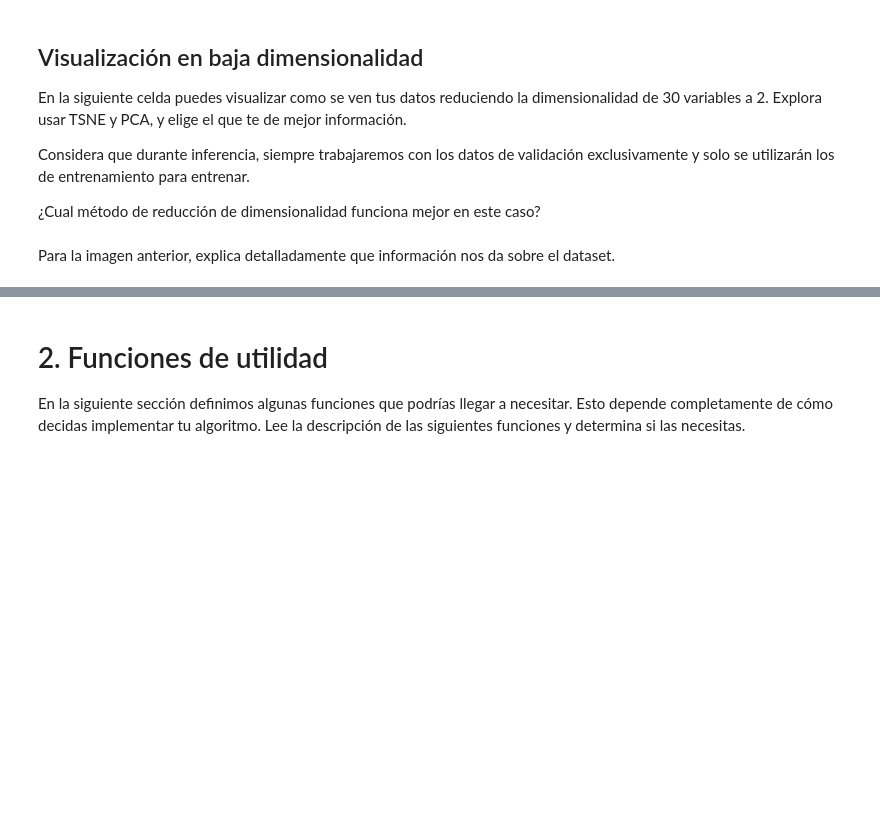
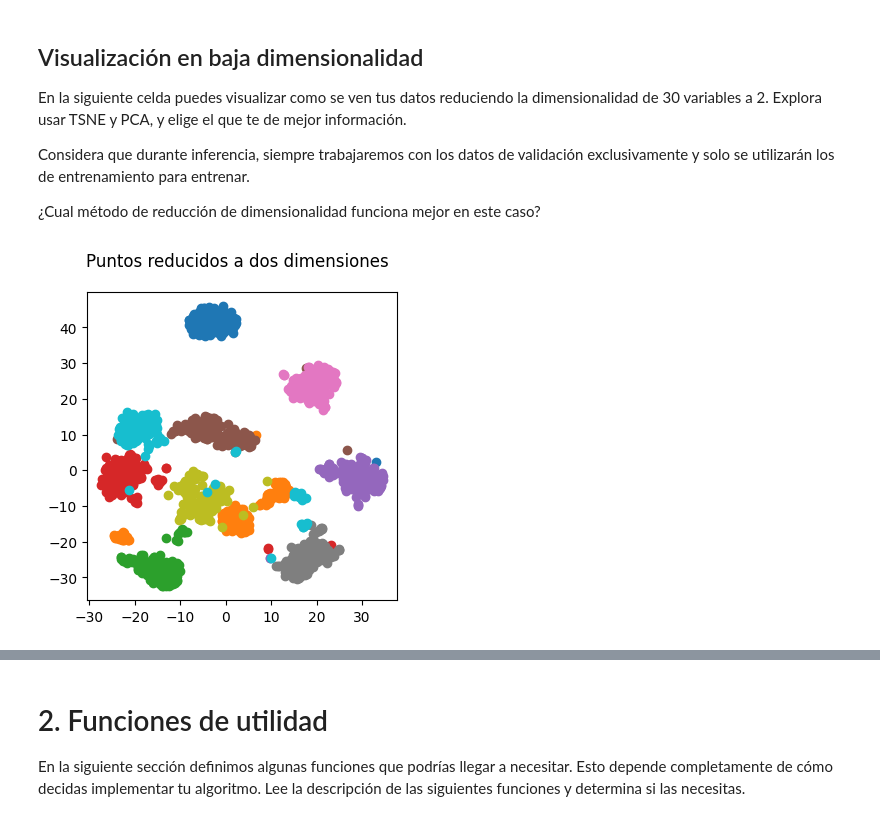
Before and after one commit to FranciscoDurazo/SI23_Peri_Co, a Jupyter notebook: proyecto_1_ML/proyecto_1_ML.ipynb, the cells around one changed output, grey strips where cells are left out. Drawn from its saved outputs; the diff is of its cells as text; code cells hidden in the pictures; blank space fills up the shorter version.

```diff
--- a/proyecto_1_ML/proyecto_1_ML.ipynb
+++ b/proyecto_1_ML/proyecto_1_ML.ipynb
@@ -89,15 +96,17 @@ Considera que durante inferencia, siempre trabajaremos con los datos de validaci
 # %%
 # TODO Reducimos la dimensionalidad de los datos DE VALIDACIÓN data_val
 # a 2 dimensiones usando TSNE y/o PCA
-reduced_data_val = ...
+tsne = TSNE(n_components=2, perplexity=50)
+reduced_data_val =  tsne.fit_transform(data_train)
+
 
 labels = np.unique(target_train)
 fig, ax_pca = plt.subplots(1, 1, figsize=(4,4))
 fig.suptitle("Puntos reducidos a dos dimensiones")
 for c in labels:
     indices = np.where(target_train == c)
     plot_data = reduced_data_val[indices]
     ax_pca.scatter(plot_data[:, 0], plot_data[:, 1], label=f"Grupo {c}")
 plt.show()
+# %% [output]
+[figure, added]
-# %% [markdown]
-Para la imagen anterior, explica detalladamente que información nos da sobre el dataset.
```
Also changed, not shown: parts of 4 cells of this notebook, 2 other files.
